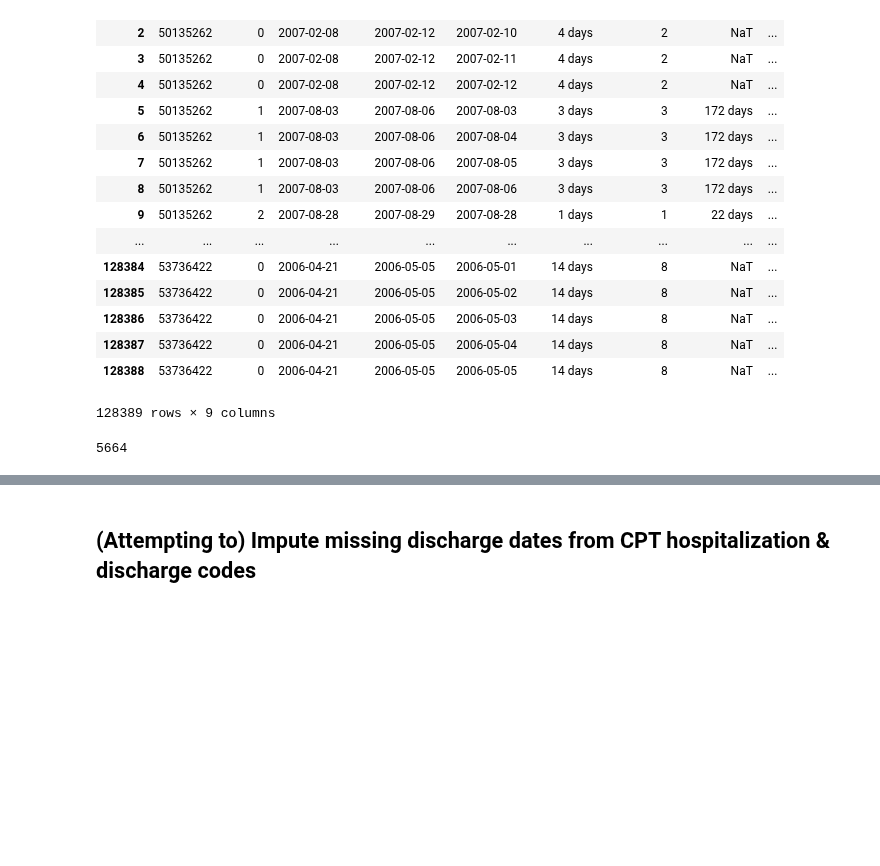
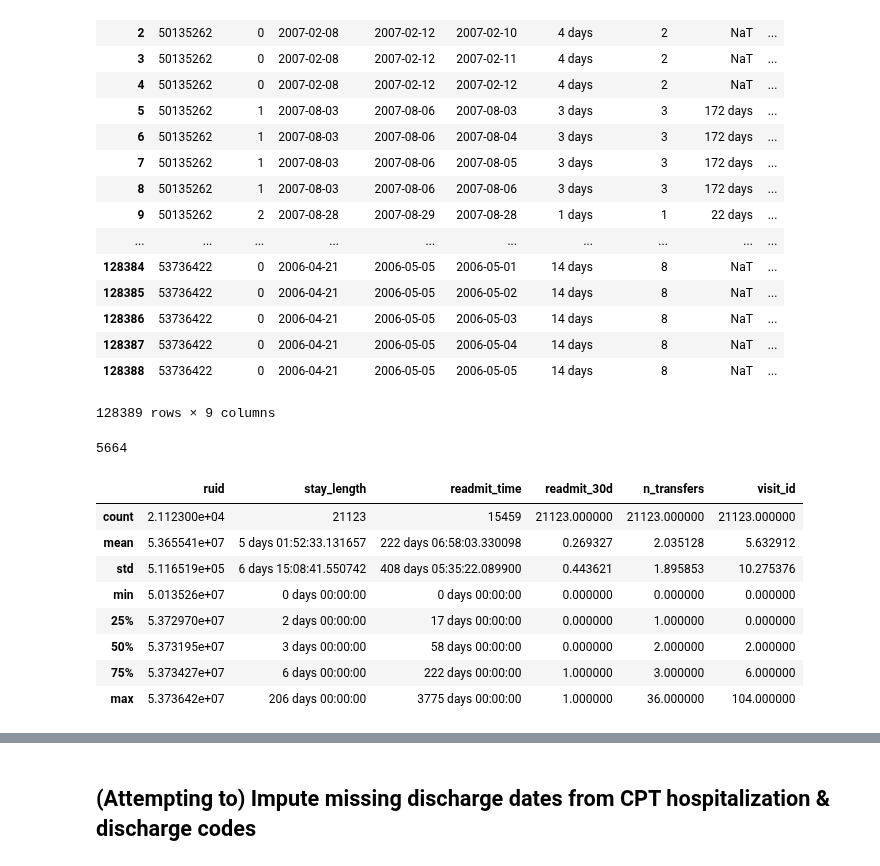
Before and after one commit to alvinjeffery/Bios8366_project, a Jupyter notebook: code/adt_processing.ipynb, the cells around one changed output, grey strips where cells are left out. Saved outputs shown, nothing was run; the diff lists cells and outputs as text; code cells hidden in the pictures; blank space fills up the shorter version.

```diff
--- a/code/adt_processing.ipynb
+++ b/code/adt_processing.ipynb
@@ -309,3 +292,15 @@ final_ruids = adt_cms_final.ruid.unique()
 len(final_ruids) # from 8000 patients, we're down to 5664.
 # %% [output]
 5664
+# %%
+adt_cms_admits2.describe()
+# %% [output]
+|  | ruid | stay_length | readmit_time | readmit_30d | n_transfers | visit_id |
+| count | 2.112300e+04 | 21123 | 15459 | 21123.000000 | 21123.000000 | 21123.000000 |
+| mean | 5.365541e+07 | 5 days 01:52:33.131657 | 222 days 06:58:03.330098 | 0.269327 | 2.035128 | 5.632912 |
+| std | 5.116519e+05 | 6 days 15:08:41.550742 | 408 days 05:35:22.089900 | 0.443621 | 1.895853 | 10.275376 |
+| min | 5.013526e+07 | 0 days 00:00:00 | 0 days 00:00:00 | 0.000000 | 0.000000 | 0.000000 |
+| 25% | 5.372970e+07 | 2 days 00:00:00 | 17 days 00:00:00 | 0.000000 | 1.000000 | 0.000000 |
+| 50% | 5.373195e+07 | 3 days 00:00:00 | 58 days 00:00:00 | 0.000000 | 2.000000 | 2.000000 |
+| 75% | 5.373427e+07 | 6 days 00:00:00 | 222 days 00:00:00 | 1.000000 | 3.000000 | 6.000000 |
+| max | 5.373642e+07 | 206 days 00:00:00 | 3775 days 00:00:00 | 1.000000 | 36.000000 | 104.000000 |
```
Also changed, not shown: parts of 27 cells of this notebook, 2 other files.
